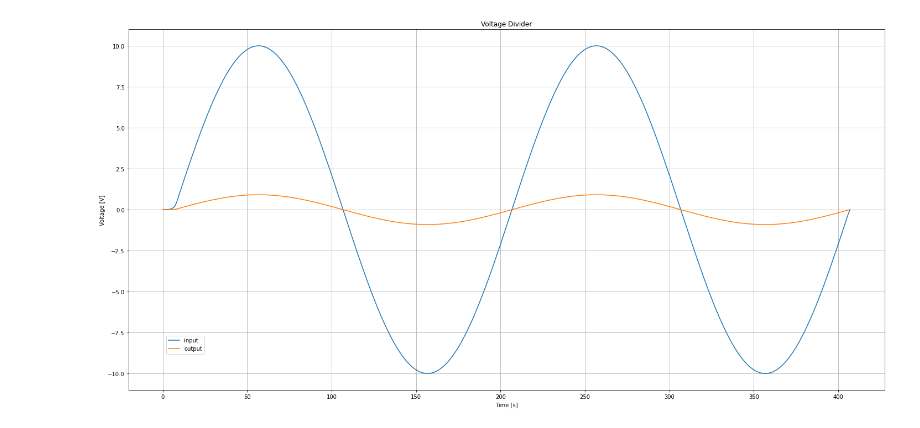
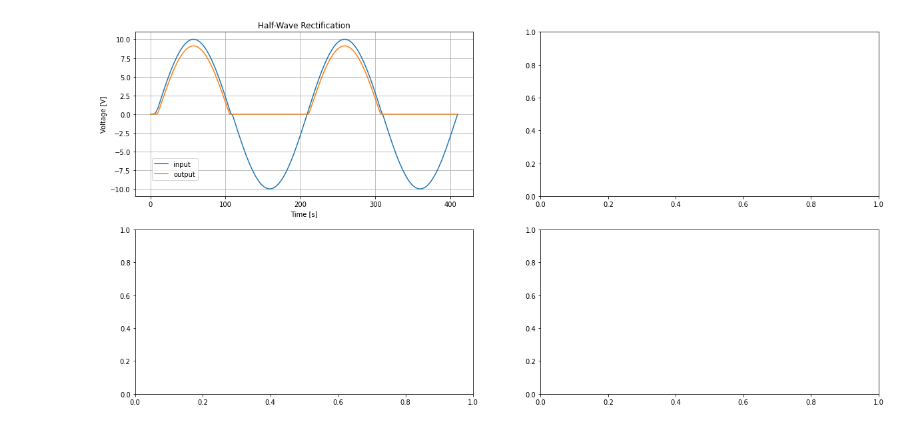
Before and after one commit to VRavaglia/TopEspCirc, a Jupyter notebook: VD.ipynb, the cells around one changed output. Cells and saved outputs as stored; diff of their text form; code cells hidden in the pictures.

```diff
--- a/VD.ipynb
+++ b/VD.ipynb
@@ -1,6 +1,4 @@
 # %%
-import math
-
 import matplotlib.pyplot as plt
 
 
@@ -8,60 +6,34 @@ import PySpice.Logging.Logging as Logging
 logger = Logging.setup_logging()
 
 
+from PySpice.Doc.ExampleTools import find_libraries
 from PySpice.Probe.Plot import plot
+from PySpice.Spice.Library import SpiceLibrary
 from PySpice.Spice.Netlist import Circuit
-from PySpice.Spice.NgSpice.Shared import NgSpiceShared
 from PySpice.Unit import *
 
 
-class MyNgSpiceShared(NgSpiceShared):
+spice_library = SpiceLibrary("./Libs/")
 
 
-    def __init__(self, amplitude, frequency, **kwargs):
-
-        super().__init__(**kwargs)
-
-        self._amplitude = amplitude
-        self._pulsation = float(frequency.pulsation)
+figure1, ((ax1, ax2), (ax3, ax4)) = plt.subplots(2, 2, figsize=(20, 10))
 
 
-    def get_vsrc_data(self, voltage, time, node, ngspice_id):
-        self._logger.debug('ngspice_id-{} get_vsrc_data @{} node {}'.format(ngspice_id, time, node))
-        voltage[0] = self._amplitude * math.sin(self._pulsation * time)
-        return 0
+circuit = Circuit('half-wave rectification')
+circuit.include(spice_library['1N4148'])
+source = circuit.SinusoidalVoltageSource('input', 'inp', circuit.gnd, amplitude=10@u_V, frequency=50@u_Hz)
+circuit.X('D1', '1N4148', 'inp', 'output')
+circuit.R('load', 'output', circuit.gnd, 100@u_Ω)
 
+simulator = circuit.simulator(temperature=25, nominal_temperature=25)
+analysis = simulator.transient(step_time=source.period/200, end_time=source.period*2)
 
-    def get_isrc_data(self, current, time, node, ngspice_id):
-        self._logger.debug('ngspice_id-{} get_isrc_data @{} node {}'.format(ngspice_id, time, node))
-        current[0] = 1.
-        return 0
-
-
-circuit = Circuit('Voltage Divider')
-
-circuit.V('input', 'input', circuit.gnd, 'dc 0 external')
-circuit.R(1, 'input', 'output', 10@u_kΩ)
-circuit.R(2, 'output', circuit.gnd, 1@u_kΩ)
-
-amplitude = 10@u_V
-frequency = 50@u_Hz
-ngspice_shared = MyNgSpiceShared(amplitude=amplitude, frequency=frequency, send_data=False)
-simulator = circuit.simulator(temperature=25, nominal_temperature=25,
-                              simulator='ngspice-shared', ngspice_shared=ngspice_shared)
-period = float(frequency.period)
-analysis = simulator.transient(step_time=period/200, end_time=period*2)
-
-
-figure1, ax = plt.subplots(figsize=(20, 10))
-ax.set_title('Voltage Divider')
-ax.set_xlabel('Time [s]')
-ax.set_ylabel('Voltage [V]')
-ax.grid()
-ax.plot(analysis.input)
-ax.plot(analysis.output)
-ax.legend(('input', 'output'), loc=(.05,.1))
-ax.set_ylim(float(-amplitude*1.1), float(amplitude*1.1))
-
-plt.tight_layout()
-plt.show()
+ax1.set_title('Half-Wave Rectification')
+ax1.set_xlabel('Time [s]')
+ax1.set_ylabel('Voltage [V]')
+ax1.grid()
+ax1.plot(analysis['inp'])
+ax1.plot(analysis.output)
+ax1.legend(('input', 'output'), loc=(.05,.1))
+ax1.set_ylim(float(-source.amplitude*1.1), float(source.amplitude*1.1))
 # %% [output]
@@ -69 +41 @@ plt.show()
-[figure, old version]
+[figure, new version]
```
Also changed, not shown: parts of 1 cell of this notebook, 18 other files.
